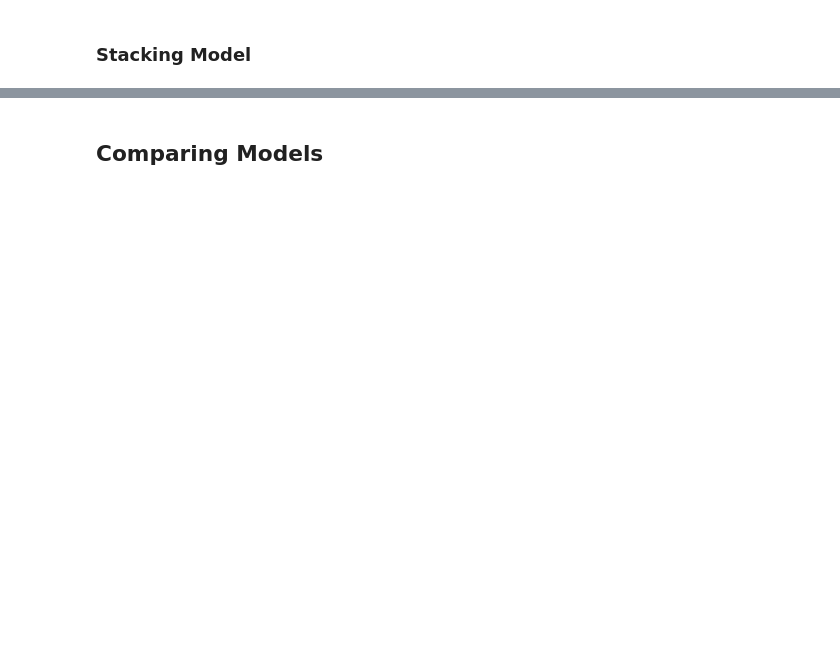
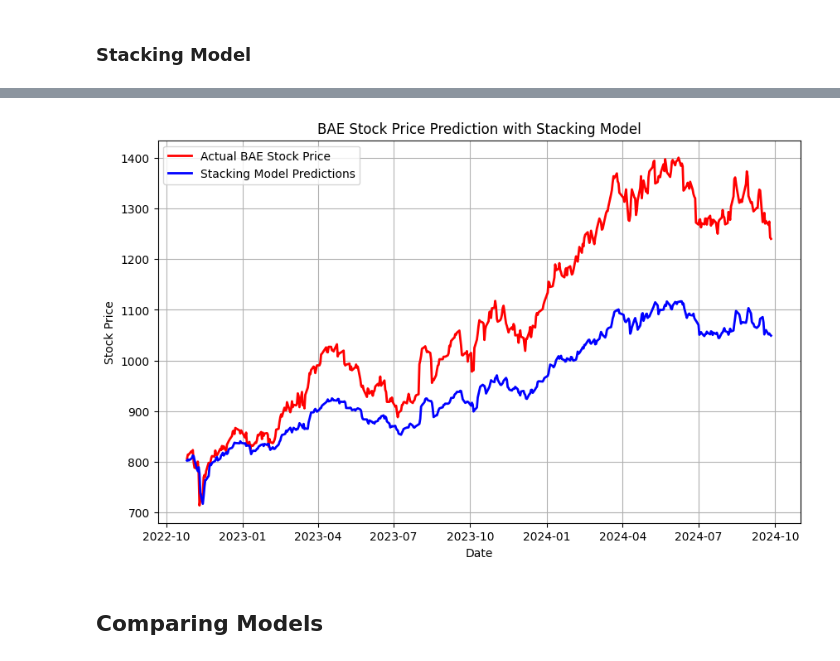
Before and after one commit to Bhavana-Kolli/22035573_Final-Project_Stock-Market, a Jupyter notebook: 22035573_Data_Science_Project.ipynb, the cells around one changed output, grey strips where cells are left out. Drawn from its saved outputs; the diff is of its cells as text; code cells hidden in the pictures; blank space fills up the shorter version.

```diff
--- a/22035573_Data_Science_Project.ipynb
+++ b/22035573_Data_Science_Project.ipynb
@@ -646,0 +553,20 @@ Accuracy Percentage of LSTM model for BAE Systems Plc Stock: 94.64%
+# %%
+# LSTM model for BAE Systems Plc stock
+
+# Get the hyperparameter combinations
+param_combinations_bae = lstm_hyperparameter_grid()
+
+# Train, Evaluate and Predict for BAE Systems LSTM model
+bae_results = lstm_model_train_evaluate_and_predict(scaled_data_bae,
+                                                    bae_data['Date'],
+                                                    look_back=70,
+                                                    param_combinations=param_combinations_bae,
+                                                    company_name="BAE Systems",
+                                                    days_to_predict=60)
+
+# Retrieve the best model and other details from bae_results
+best_lstm_bae = bae_results["best_model"]
+best_params_bae = bae_results["best_params"]
+lstm_rmse_bae = bae_results["rmse"]
+lstm_accuracy_bae = bae_results["accuracy_percentage"]
+future_predictions_bae = bae_results["future_predictions"]
@@ -731,0 +600,64 @@ Accuracy Percentage: 87.95%
+# %%
+# Helper function to trim arrays to the same minimum length
+def trim_to_min_length(*arrays):
+    min_length = min(len(arr) for arr in arrays)
+    return [arr[:min_length] for arr in arrays]
+
+# Align training predictions
+rf_train_predictions, svm_train_predictions, lstm_train_predictions = trim_to_min_length(
+    randomforest_bae.predict(X_train_bae)[70:],
+    svm_model_bae.predict(X_train_bae)[70:],
+    best_lstm_bae.predict(
+        TimeseriesGenerator(scaled_data_bae[:train_size_bae], scaled_data_bae[:train_size_bae], length=70, batch_size=10)
+    ).flatten()
+)
+
+# Combine training meta-features
+train_meta_features = np.column_stack((rf_train_predictions, svm_train_predictions, lstm_train_predictions))
+aligned_y_train_bae = y_train_bae[70:]
+
+# Align testing predictions
+rf_test_predictions, svm_test_predictions, lstm_test_predictions = trim_to_min_length(
+    randomforest_predictions,
+    svm_predictions,
+    best_lstm_bae.predict(
+        TimeseriesGenerator(scaled_data_bae[train_size_bae - 70:], scaled_data_bae[train_size_bae - 70:], length=70, batch_size=1)
+    ).flatten()
+)
+
+# Combine testing meta-features
+test_meta_features = np.column_stack((rf_test_predictions, svm_test_predictions, lstm_test_predictions))
+aligned_y_test_bae = y_test_bae[:len(test_meta_features)]
+
+# Train Ridge Regressor as the meta-learner
+meta_learner = Ridge(alpha=1.0)
+meta_learner.fit(train_meta_features, aligned_y_train_bae)
+
+# Evaluate Stacking Model
+stacking_predictions = meta_learner.predict(test_meta_features)
+stacking_mse = mean_squared_error(aligned_y_test_bae, stacking_predictions)
+stacking_rmse = math.sqrt(stacking_mse)
+stacking_accuracy = 100 - ((stacking_rmse / np.mean(aligned_y_test_bae)) * 100)
+
+# Print Stacking Model Results
+print("\nEvaluating Stacking Model...")
+print(f"RMSE of Stacking Model for BAE Systems Plc Stock: {stacking_rmse:.4f}")
+print(f"Accuracy Percentage of Stacking Model for BAE Systems Plc Stock: {stacking_accuracy:.2f}%")
+
+# Plot actual vs predicted for the Stacking Model
+plt.figure(figsize=(10, 6))
+plt.plot(dates_test_bae_align[:len(aligned_y_test_bae)],
+         scaler_bae.inverse_transform(aligned_y_test_bae.reshape(-1, 1)),
+         label='Actual BAE Stock Price', color='red', linewidth=2)
+
+plt.plot(dates_test_bae_align[:len(stacking_predictions)],
+         scaler_bae.inverse_transform(stacking_predictions.reshape(-1, 1)),
+         label='Stacking Model Predictions', color='blue', linewidth=2)
+
+plt.title('BAE Stock Price Prediction with Stacking Model')
+plt.xlabel('Date')
+plt.ylabel('Stock Price')
+plt.legend()
+plt.grid()
+plt.show()
+# %% [output]
@@ -732,3 +671,4 @@ Accuracy Percentage: 87.95%
+[figure, added]
 # %% [markdown]
 ## **Comparing Models**
 # %%
```
Also changed, not shown: parts of 18 cells of this notebook.
